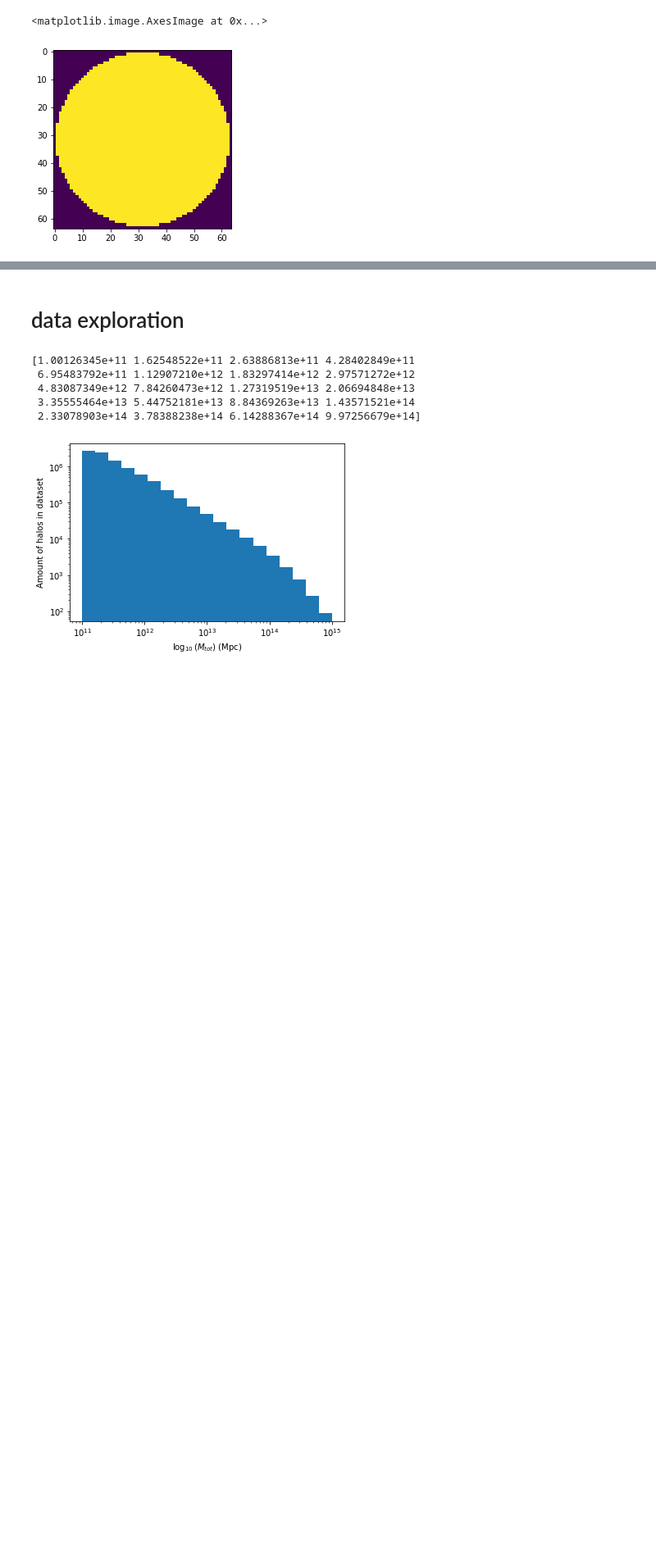
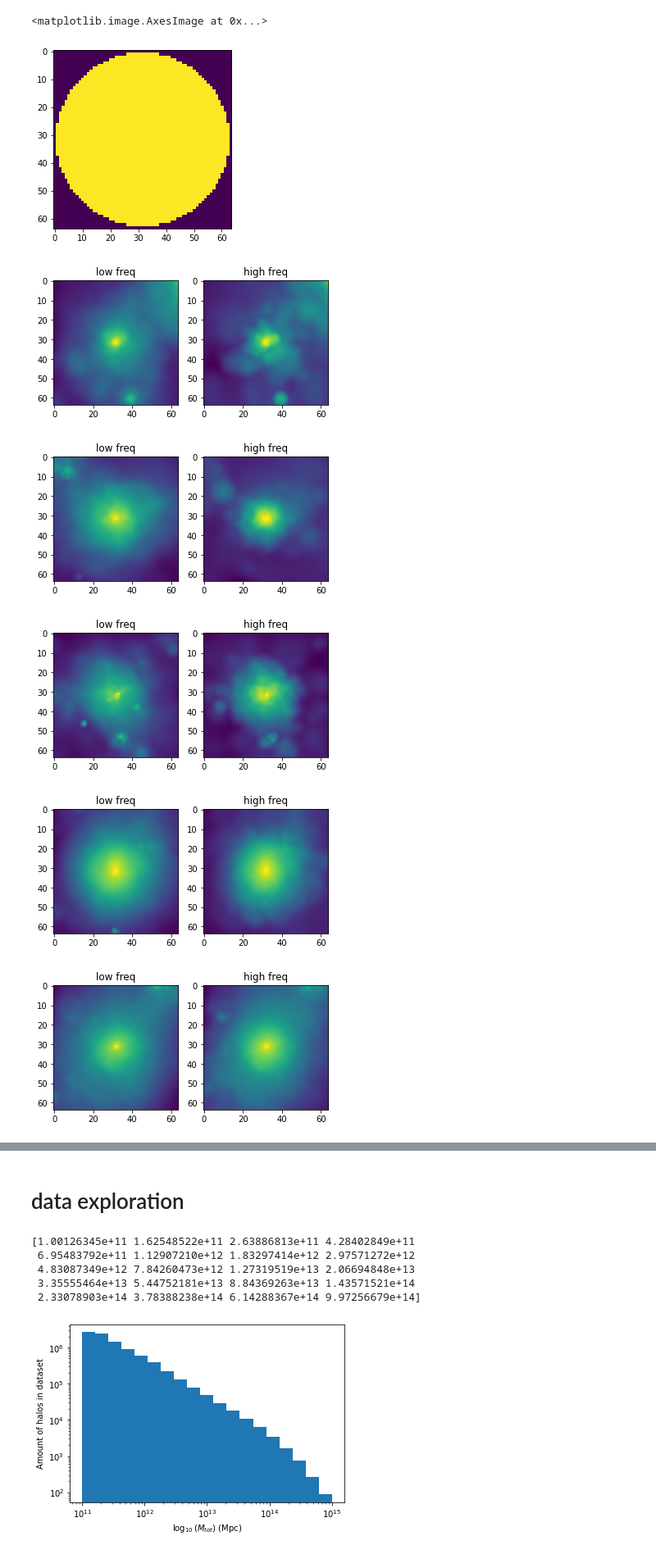
Before and after one commit to woutervantol/scriptie2, a Jupyter notebook: plots.ipynb, the cells around one changed output, grey strips where cells are left out. Shown at 82% size. Saved outputs shown, nothing was run; the diff lists cells and outputs as text; code cells hidden in the pictures; blank space fills up the shorter version.

```diff
--- a/plots.ipynb
+++ b/plots.ipynb
@@ -89,3 +114,19 @@ plt.imshow(dist_from_center<=radius)
 # %% [output]
 <matplotlib.image.AxesImage at 0x...>
 [figure]
+# %%
+mass_sort = np.argsort(masses)
+for i in mass_sort[1::50]:
+    fig, axs = plt.subplots(1, 2)
+    axs[0].imshow(np.log10(images[i,0,:,:]))
+    axs[0].set_title("low freq")
+    axs[1].imshow(np.log10(images[i,1,:,:]))
+    axs[1].set_title("high freq")
+    # plt.title(f"Mass: {np.log10(masses[i]):.01f}")
+    plt.show()
+# %% [output]
+[figure, added]
+[figure, added]
+[figure, added]
+[figure, added]
+[figure, added]
```
Also changed, not shown: parts of 5 cells of this notebook, 7 other files.
